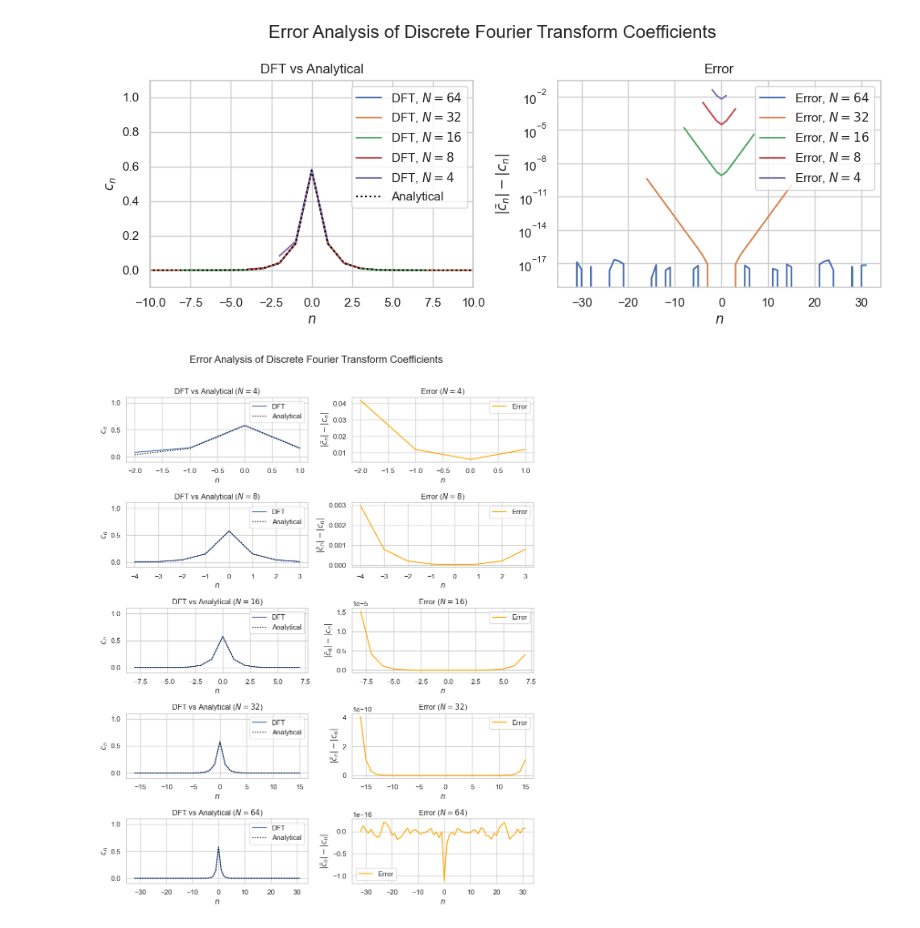
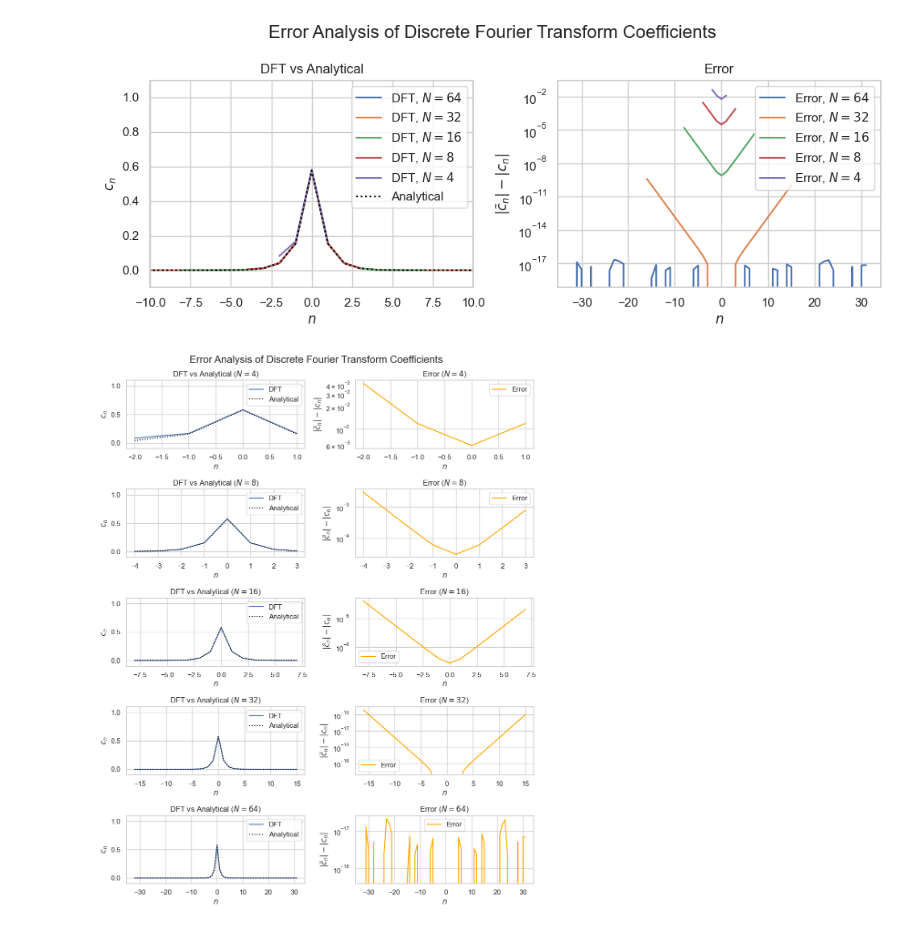
Before and after one commit to JeppeKlitgaard/02689-Advanced-Numerical-Methods, a Jupyter notebook: assignment_1/jk_1_fourier.ipynb, the cells around one changed output. Saved outputs shown, nothing was run; the diff lists cells and outputs as text; code cells hidden in the pictures.

```diff
--- a/assignment_1/jk_1_fourier.ipynb
+++ b/assignment_1/jk_1_fourier.ipynb
@@ -219,41 +214,61 @@ plt.savefig("report/output/1b_fourier_dft_error_analysis.png", dpi=600)
 [-0.5  -0.25  0.    0.25]
 [figure]
 # %%
-import numpy as np
-import matplotlib.pyplot as plt
-
 Ns = [4, 8, 16, 32, 64]
 x = np.linspace(0, 2 * np.pi, 100)
-y_exact = u(x)
 
 fig, axes = plt.subplots(len(Ns), 2, figsize=(10, 2.5 * len(Ns)))
 
+
+def C_n(n):
+    quot = np.sqrt(3) * (2 + np.sqrt(3)) ** np.abs(n)
+    return 1 / quot
+
+
+def u(x):
+    return 1.0 / (2.0 - np.cos(x))
+
+
+convergence_data = []
 for idx, N in enumerate(Ns):
     x_n = np.linspace(0, 2 * np.pi, N, endpoint=False)
     y_n = u(x_n)
     dft_components = np.fft.fftshift(np.fft.fft(y_n, norm="forward"))
-    n_range = np.arange(-N//2, N//2)
+    n_range = np.arange(-N // 2, N // 2)
     Cn_components = list(map(C_n, n_range))
     errors = np.abs(dft_components) - np.abs(Cn_components)
 
     ax1, ax2 = axes[idx]
     ax1.plot(n_range, np.abs(dft_components), label="DFT")
     ax1.plot(n_range, np.abs(Cn_components), label="Analytical", color="black", ls=":")
     ax1.set_title(f"DFT vs Analytical ($N={N}$)")
     ax1.set_xlabel("$n$")
     ax1.set_ylabel("$c_n$")
     ax1.set_ylim(-0.1, 1.1)
     ax1.legend()
 
     ax2.plot(n_range, errors, label="Error", color="orange")
     ax2.set_title(f"Error ($N={N}$)")
     ax2.set_xlabel("$n$")
     ax2.set_ylabel(r"$|\tilde{c}_n| - |c_n|$")
+    ax2.semilogy()
     ax2.legend()
 
+    convergence_data.append(
+        {
+            "N": N,
+            "n_range": n_range,
+            "dft_magnitudes": np.abs(dft_components),
+            "analytical_magnitudes": np.abs(Cn_components),
+            "errors": errors,
+        }
+    )
+
 plt.suptitle("Error Analysis of Discrete Fourier Transform Coefficients", fontsize=16)
-plt.tight_layout(rect=[0, 0, 1, 0.97])
-plt.savefig("report/output/1b_fourier_dft_error_analysis.png", dpi=600)
+plt.tight_layout()
+plt.savefig(
+    "report/output/1b_fourier_dft_error_analysis.png", dpi=600, bbox_inches="tight"
+)
 plt.show()
 # %% [output]
-[figure, old version]
+[figure, new version]
```
Also changed, not shown: parts of 5 cells of this notebook, 4 other files.
